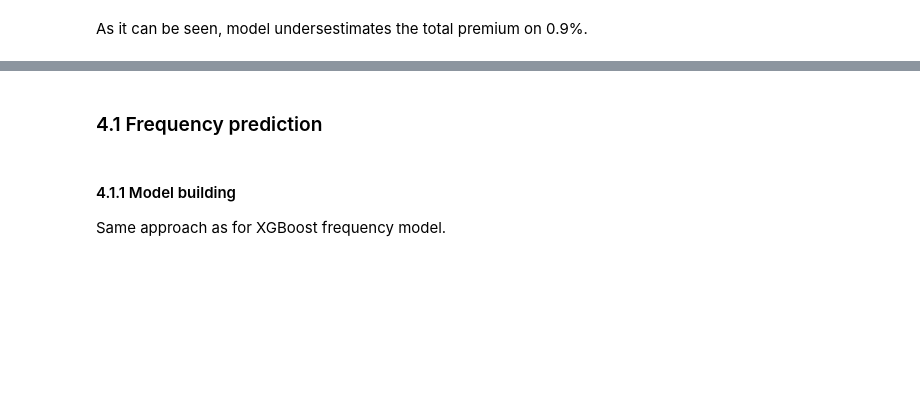
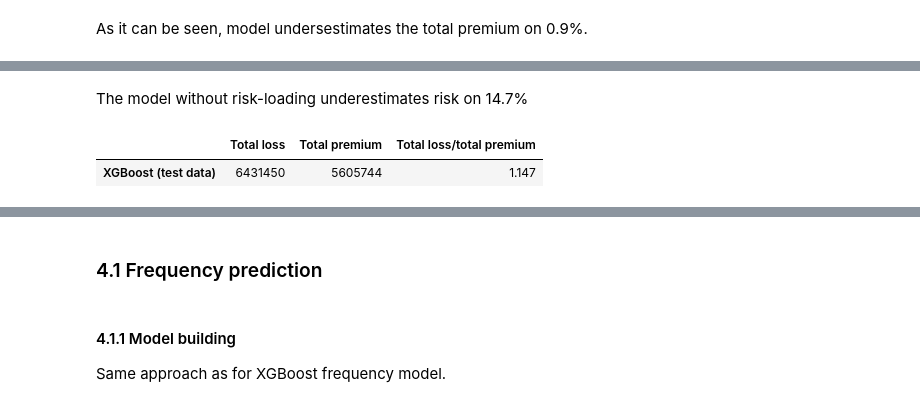
Before and after one commit to dsman1823/kul_ds_for_life_insrunace, a Jupyter notebook: project.ipynb, the cells around one changed output, grey strips where cells are left out. Drawn from its saved outputs; the diff is of its cells as text; code cells hidden in the pictures; blank space fills up the shorter version.

```diff
--- a/project.ipynb
+++ b/project.ipynb
@@ -564,0 +543,7 @@ compute_pred_result(X_val, y_val, xgb_freq, xgb_sev, 'XGBoost (validation data)'
+# %% [markdown]
+The model without risk-loading underestimates risk on 14.7%
+# %%
+compute_pred_result(X_test, y_test, xgb_freq, xgb_sev, 'XGBoost (test data)')
+# %% [output]
+|  | Total loss | Total premium | Total loss/total premium |
+| XGBoost (test data) | 6431450 | 5605744 | 1.147 |
```
Also changed, not shown: parts of 38 cells of this notebook.
